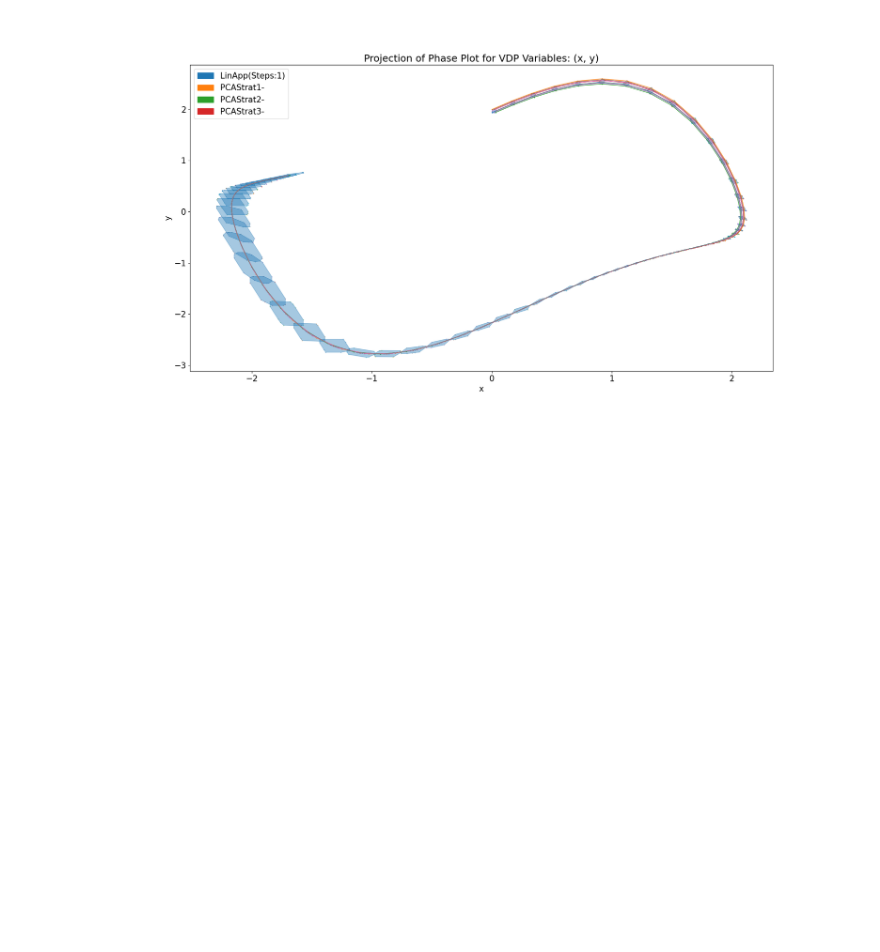
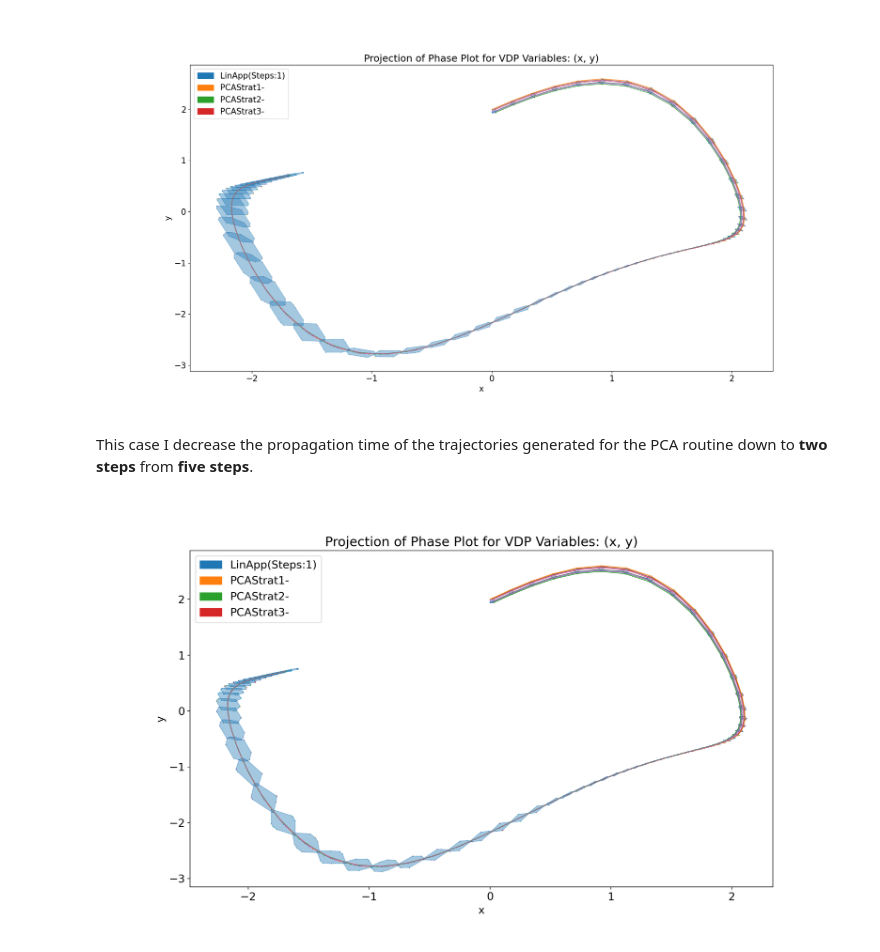
Before and after one commit to Tarheel-Formal-Methods/kaa-dynamic, a Jupyter notebook: Sapo vs Kaa - Larger Initial Set.ipynb, the cells around one changed output. Cells and saved outputs as stored; diff of their text form; code cells hidden in the pictures; blank space fills up the shorter version.

Commit message:
Updated latest ipynb to include plots containing shorter propagation results for PCA trajectories

```diff
--- a/Sapo vs Kaa - Larger Initial Set.ipynb
+++ b/Sapo vs Kaa - Larger Initial Set.ipynb
@@ -109,3 +109,9 @@ One reorienting every step, one reorienting every 6 steps, and one reorienting e
 Image("figures/11:12:20/VDP(3x)(3PCA - 5 steps- 10 steps).png")
 # %% [output]
 [figure]
+# %% [markdown]
+This case I decrease the propagation time of the trajectories generated for the PCA routine down to **two steps** from **five steps**.
+# %%
+Image("figures/11:12:20/VDP(3x)(3PCA - 5 steps- 10 steps)(2 steps forward).png")
+# %% [output]
+[figure, added]
```
Also changed, not shown: 1 other file.
